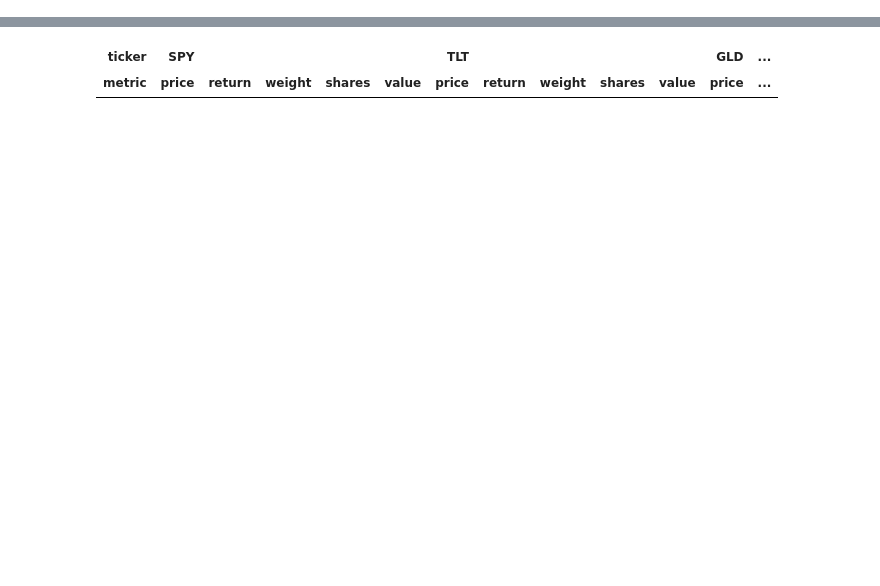
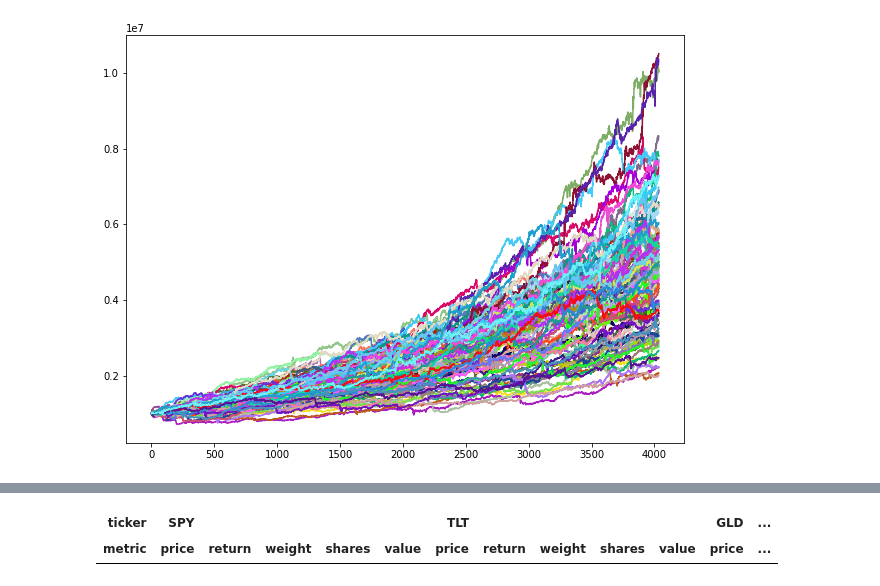
Before and after one commit to ningtong88/Capstone_TDAmeritrade, a Jupyter notebook: Ning_updating_rebalancing_def.ipynb, the cells around one changed output, grey strips where cells are left out. Saved outputs shown, nothing was run; the diff lists cells and outputs as text; code cells hidden in the pictures; blank space fills up the shorter version.

Commit message:
Added bootstrapping and fixed rebalancing
Still needs to be cleaned and the bootstrapping needs to be built out

```diff
--- a/Ning_updating_rebalancing_def.ipynb
+++ b/Ning_updating_rebalancing_def.ipynb
@@ -9,2 +35,21 @@ import timeit
+# %%
+def sim_returns(data, block_size = 20, total_sim = 10, random_seed = 1):
+    ret_index = [x for x, y in enumerate(d.columns) if y[1] == 'ret']
+    ret_sim = data.iloc[:,ret_index].to_numpy()
+    rs = np.random.RandomState(random_seed)
+    ret_sim_mod = CircularBlockBootstrap(block_size, ret_sim, random_state = rs)
+    col = ret_sim.shape[1]
+    sim = np.zeros((total_sim,len(data), col))
+    count = 0
+    for y in ret_sim_mod.bootstrap(total_sim):
+        sim[count,:,:] = y[0][0]
+        count +=1
+    return sim
 # %%
 with open('low_var_port.pkl', 'rb') as f: d = pickle.load(f)
+d = d.iloc[:,[1,5,9]]
+d.iloc[0] = [1,1,1]
+portfolio_weights = {'SPY':.5, 'TLT': .4, 'GLD': .1}
+initial_money = 1000000
+rebalance_days = 4500
+threshold = .05
@@ -226,5 +169,0 @@ temp = list([y[0] for x, y in enumerate(arr_data_columns)])
-# %%
-ls_tickers = []
-for i in temp:
-    if i not in ls_tickers:
-        ls_tickers.append(i)
@@ -238,0 +190,14 @@ def array_to_dataframe(data, portfolio_weights, arr_port_det, arr_port_sum, arr_
+# %%
+import random
+
+b = list(range(4035))
+a = [arr_value[i][:,0] for i in range(total_sim)]
+
+rand = lambda: random.randint(0, 255)
+fig = plt.figure(figsize=(10,7.5))
+ax = fig.add_subplot(111)
+for ydata in a:
+    clr = '#%02X%02X%02X' % (rand(),rand(),rand())
+    plot, = ax.plot(b, ydata, color=clr)
+# %% [output]
+[figure, added]
```
Also changed, not shown: parts of 25 cells of this notebook.
